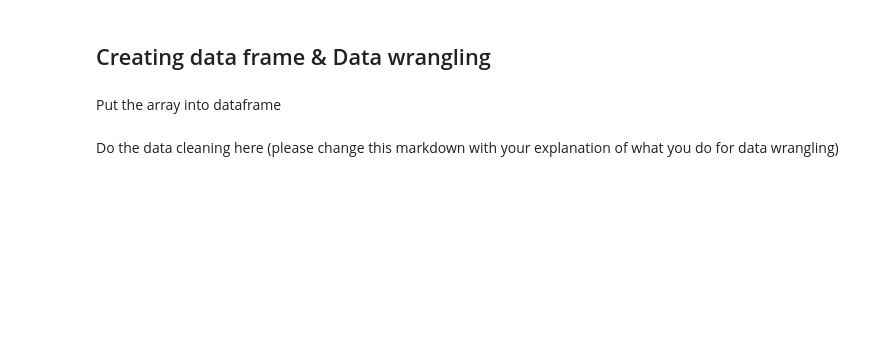
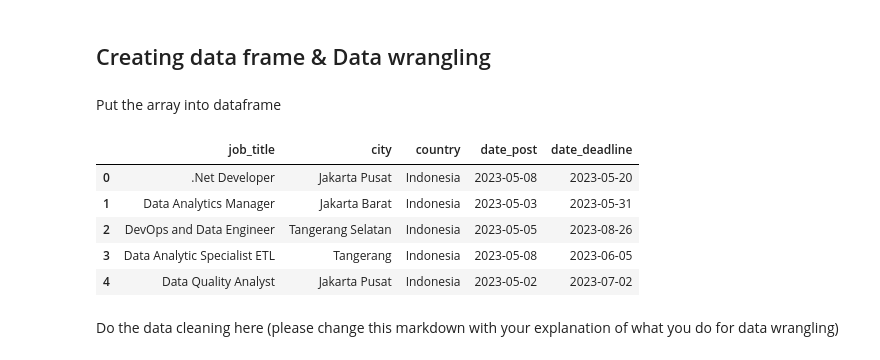
Before and after one commit to Rickyarians/Scrappy-do, a Jupyter notebook: Notebook Skeleton Guide Capstone Beautiful Soup.ipynb, the cells around one changed output. Saved outputs shown, nothing was run; the diff lists cells and outputs as text; code cells hidden in the pictures; blank space fills up the shorter version.

```diff
--- a/Notebook Skeleton Guide Capstone Beautiful Soup.ipynb
+++ b/Notebook Skeleton Guide Capstone Beautiful Soup.ipynb
@@ -383,2 +371,12 @@ df.head()
+# %%
+data = pd.read_csv("kalibrr-job-list.csv")
+data.head()
+# %% [output]
+|  | job_title | city | country | date_post | date_deadline |
+| 0 | .Net Developer | Jakarta Pusat | Indonesia | 2023-05-08 | 2023-05-20 |
+| 1 | Data Analytics Manager | Jakarta Barat | Indonesia | 2023-05-03 | 2023-05-31 |
+| 2 | DevOps and Data Engineer | Tangerang Selatan | Indonesia | 2023-05-05 | 2023-08-26 |
+| 3 | Data Analytic Specialist ETL | Tangerang | Indonesia | 2023-05-08 | 2023-06-05 |
+| 4 | Data Quality Analyst | Jakarta Pusat | Indonesia | 2023-05-02 | 2023-07-02 |
 # %% [markdown]
 Do the data cleaning here (please change this markdown with your explanation of what you do for data wrangling)
```
Also changed, not shown: parts of 13 cells of this notebook, 2 other files.
